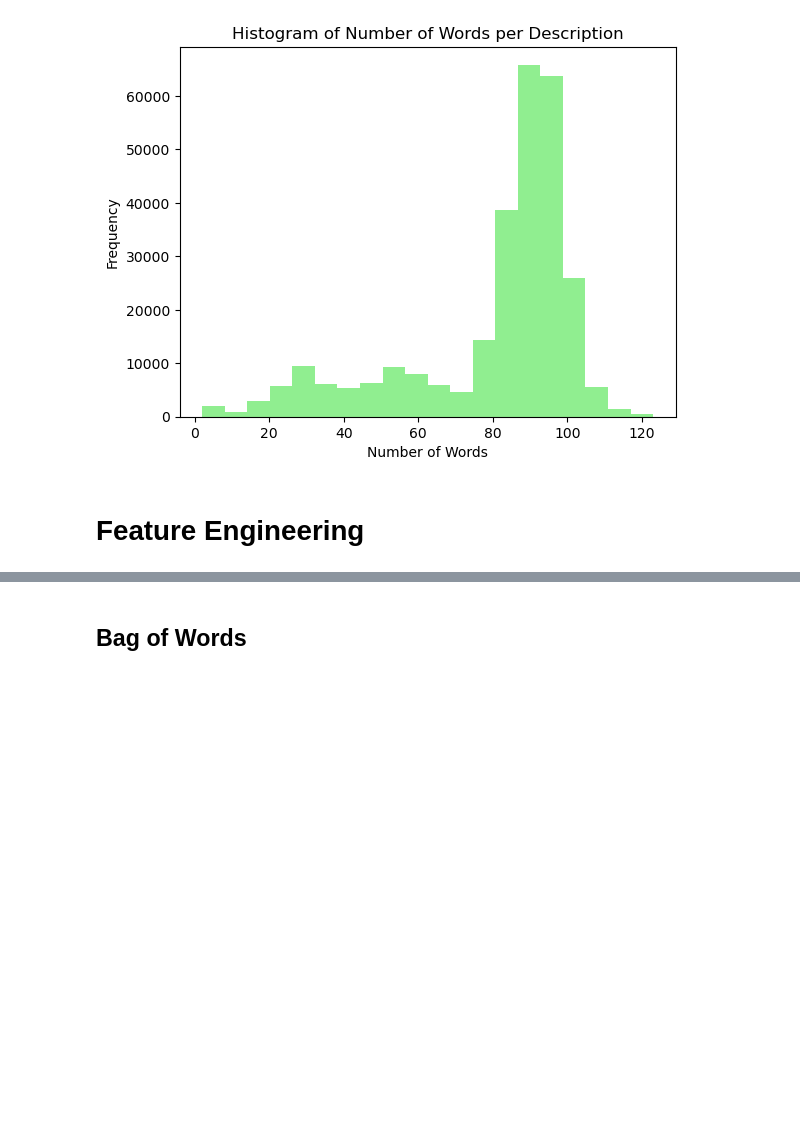
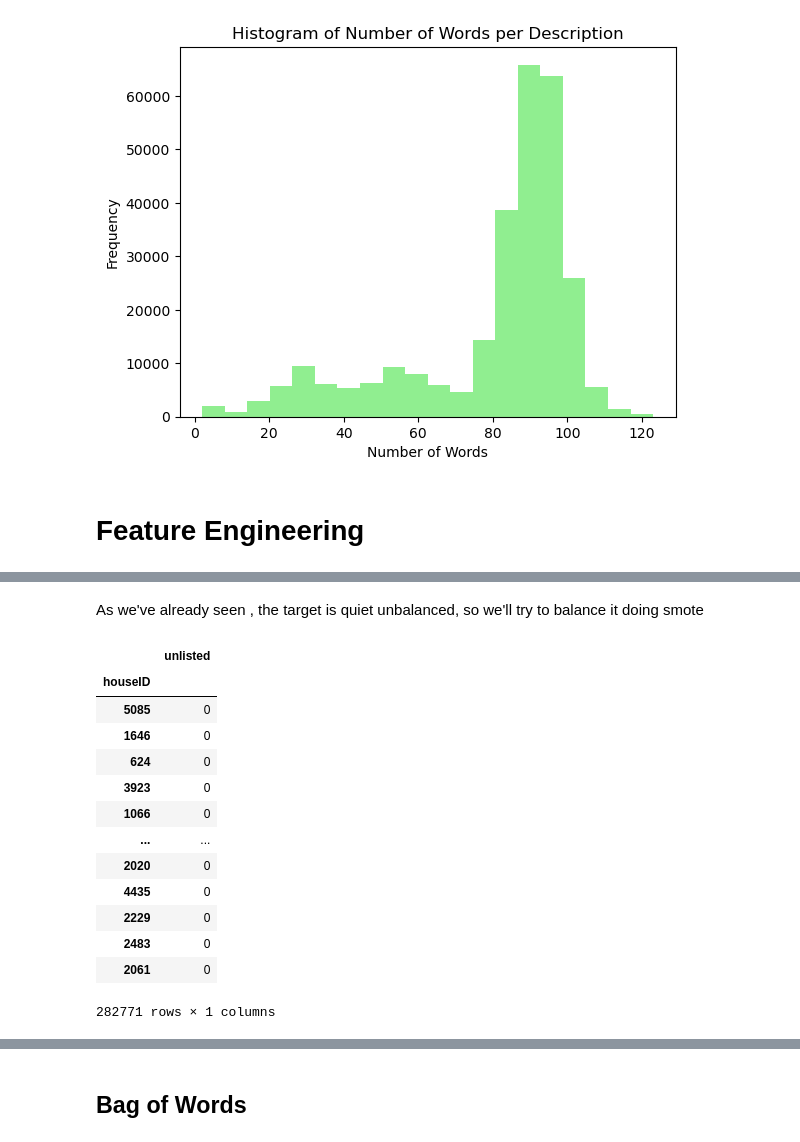
Before and after one commit to beatrizdsantosss/Text-mining-project-, a Jupyter notebook: NLP_45.ipynb, the cells around one changed output, grey strips where cells are left out. Cells and saved outputs as stored; diff of their text form; code cells hidden in the pictures; blank space fills up the shorter version.

```diff
--- a/NLP_45.ipynb
+++ b/NLP_45.ipynb
@@ -2230,0 +2261,19 @@ plt.show()
+# %% [markdown]
+As we've already seen , the target is quiet unbalanced, so we'll try to balance it doing smote
+# %%
+y_train
+# %% [output]
+|  | unlisted |
+| houseID |  |
+| 5085 | 0 |
+| 1646 | 0 |
+| 624 | 0 |
+| 3923 | 0 |
+| 1066 | 0 |
+| ... | ... |
+| 2020 | 0 |
+| 4435 | 0 |
+| 2229 | 0 |
+| 2483 | 0 |
+| 2061 | 0 |
+282771 rows × 1 columns
```
Also changed, not shown: parts of 13 cells of this notebook.
